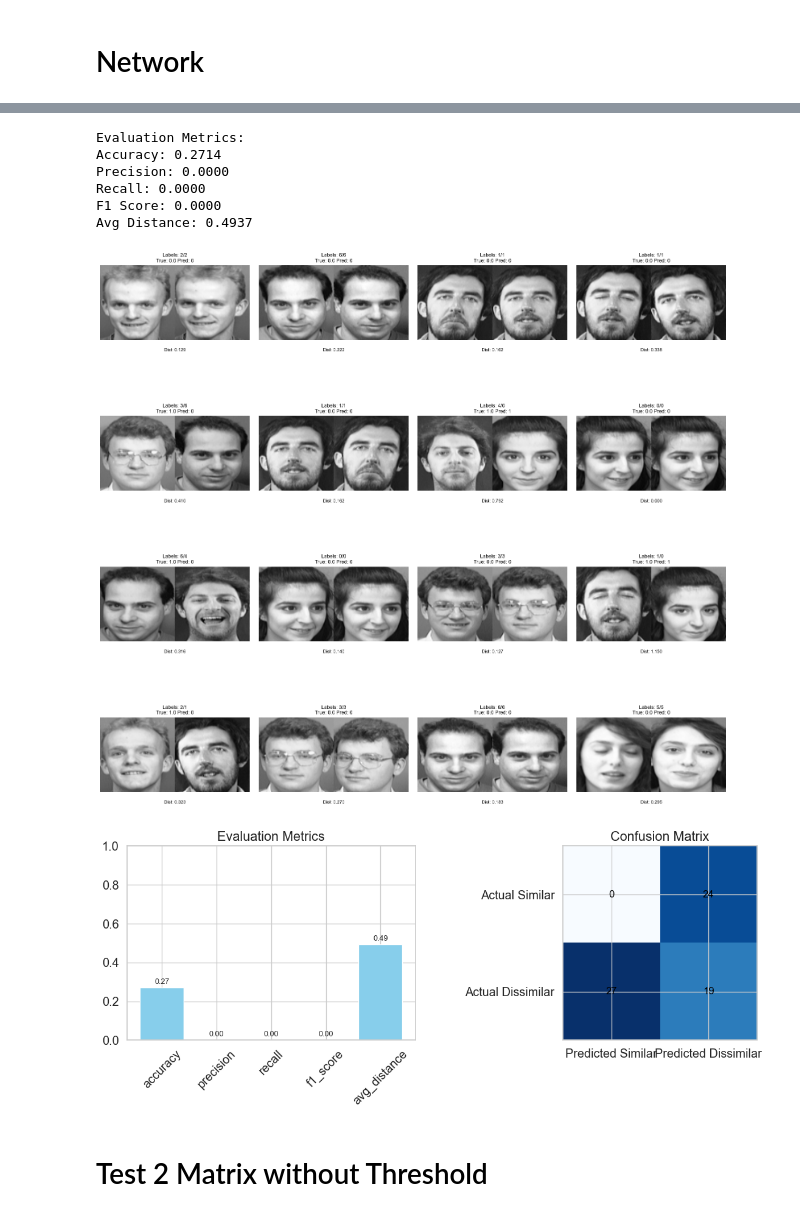
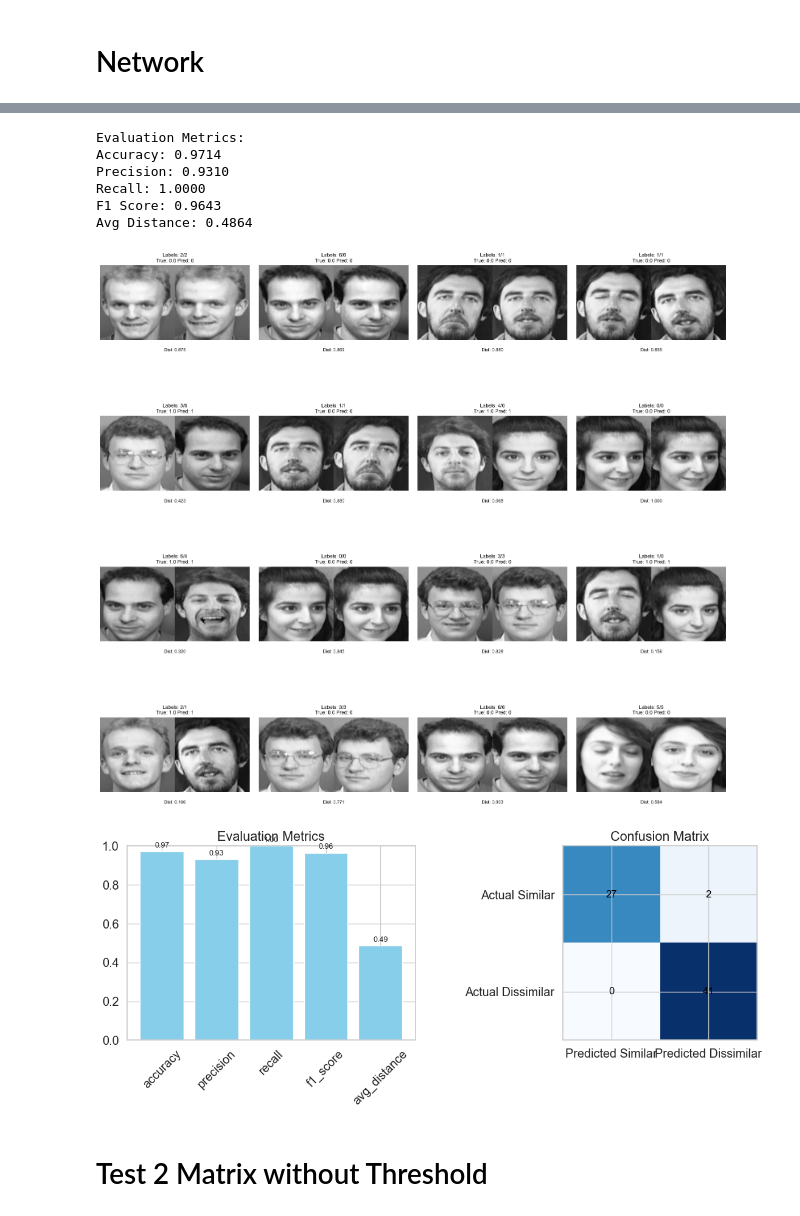
Before and after one commit to armanniaruhi/RAML, a Jupyter notebook: evaluate.ipynb, the cells around one changed output, grey strips where cells are left out. Cells and saved outputs as stored; diff of their text form; code cells hidden in the pictures.

```diff
--- a/evaluate.ipynb
+++ b/evaluate.ipynb
@@ -8,7 +8,7 @@
 LOSS_TYPE_MS = "MS"
 LOSS_TYPE_CONTRASTIVE = "CONTRASTIVE"
 LOSS_TYPE_CIRCLE = "CIRCLE"
-LOSS_TYPE = "CONTRASTIVE"
+LOSS_TYPE = "CIRCLE"
 # %% [markdown]
 # Library Import
 # %%
@@ -43,8 +43,12 @@ DEVICE = torch.device("cuda" if torch.cuda.is_available() else "cpu")
 contrastive = False
 if LOSS_TYPE == "CONTRASTIVE":
     model_path = "best_model_overall.pt"
-    contrastive = True
+    net = SiameseNetwork_contrastive().to(DEVICE)
+
 elif LOSS_TYPE == "MS":
     model_path = "models_ms/models_ms_40_80/best_model_overall.pt"
+    net = SiameseNetwork().to(DEVICE)
 else:
     model_path = "models_circle/best_model_overall.pt"
+    net = SiameseNetwork().to(DEVICE)
+net.load_state_dict(torch.load(model_path, map_location=DEVICE), strict=False)
@@ -51,3 +56,0 @@ else:
-# %%
-net = SiameseNetwork(contrastive=contrastive).to(DEVICE)
-net.load_state_dict(torch.load(model_path, map_location=DEVICE), strict=False)
@@ -304,7 +305,10 @@ def evaluate_siamese_model(model, dataloader, distance_threshold=0.5):
             # Update metrics
             for i in range(len(labels)):
                 total_samples += 1
-                pred = 0 if distance[i] >= distance_threshold else 1
+                if LOSS_TYPE == "CONTRASTIVE":
+                    pred = 0 if distance[i] <= distance_threshold else 1
+                else:
+                    pred = 0 if distance[i] >= distance_threshold else 1
                 true_label = labels[i]
 
                 if pred == 0 and true_label == 0:
@@ -351,10 +355,11 @@ def plot_samples_with_metrics(test_loader, model, n_samples=8, n_cols=4, distanc
         # Get embeddings and distance
         emb1, emb2 = get_embeddings(model, img1.to(DEVICE), img2.to(DEVICE))
         if LOSS_TYPE == "CONTRASTIVE":
-            pred = 0 if distance[i] <= distance_threshold else 1
+            distance = F.pairwise_distance(emb1, emb2).mean().item()
+            pred = 0 if distance <= distance_threshold else 1
         else:
-            pred = 0 if distance[i] >= distance_threshold else 1
-
+            distance = F.cosine_similarity(emb1, emb2).mean().item()
+            pred = 0 if distance >= distance_threshold else 1
 
         # Prepare image
         img1_gray = img1[0].cpu().mean(dim=0, keepdim=True)
@@ -391,39 +396,39 @@ def plot_samples_with_metrics(test_loader, model, n_samples=8, n_cols=4, distanc
             ax.set_title(f"Labels: {lbl1}/{lbl2}\nTrue: {true_label} Pred: {pred}",
                         fontsize=9, color="black")
 
             # Distance info
             #dist_color = "green" if distance <= distance_threshold else "red"
             ax.text(0.5, -0.15, f"Dist: {distance:.3f}",
                    transform=ax.transAxes, ha='center', fontsize=8, color="black")
         else:
             ax.axis('off')
 
     plt.tight_layout()
     plt.show()
 
 # Example usage
 if __name__ == "__main__":
     # Calculate metrics
     metrics = evaluate_siamese_model(net, test_dataloader)
     print("\nEvaluation Metrics:")
     print(f"Accuracy: {metrics['accuracy']:.4f}")
     print(f"Precision: {metrics['precision']:.4f}")
     print(f"Recall: {metrics['recall']:.4f}")
     print(f"F1 Score: {metrics['f1_score']:.4f}")
     print(f"Avg Distance: {metrics['avg_distance']:.4f}")
 
     # Visualize samples
     plot_samples_with_metrics(test_dataloader, net, n_samples= 16, distance_threshold=0.5)
     plot_evaluation_metrics(metrics)
 # %% [output]
 Evaluation Metrics:
-Accuracy: 0.2714
-Precision: 0.0000
-Recall: 0.0000
-F1 Score: 0.0000
-Avg Distance: 0.4937
+Accuracy: 0.9714
+Precision: 0.9310
+Recall: 1.0000
+F1 Score: 0.9643
+Avg Distance: 0.4864
 [figure]
-[figure, old version]
+[figure, new version]
 # %% [markdown]
 # Test 2 Matrix without Threshold
 # %%
```
Also changed, not shown: parts of 6 cells of this notebook.
